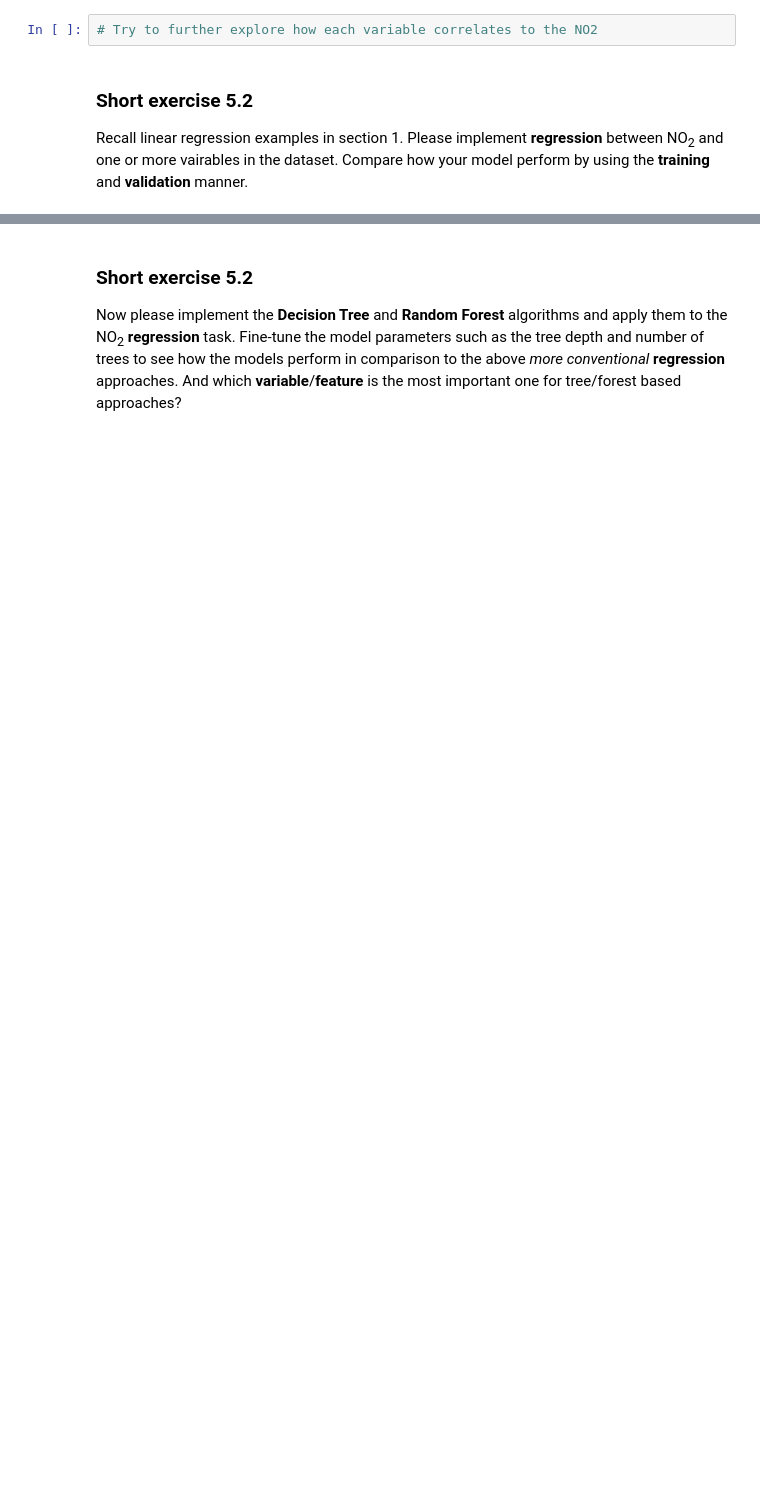
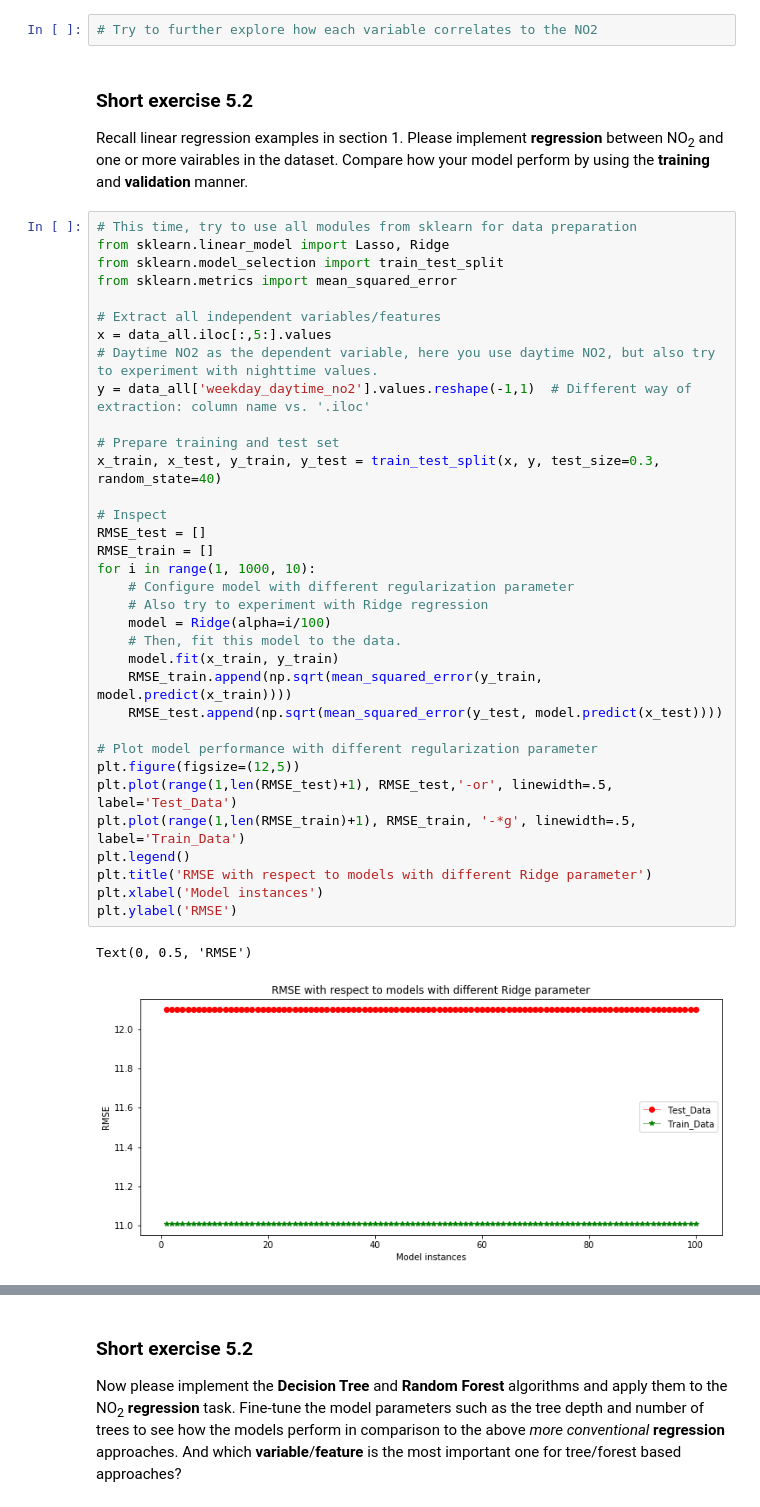
Before and after one commit to jonwangio/uu_ml, a Jupyter notebook: 5_regression_airPollution.ipynb, the cells around one changed output, grey strips where cells are left out. Cells and saved outputs as stored; diff of their text form; blank space fills up the shorter version.

```diff
--- a/5_regression_airPollution.ipynb
+++ b/5_regression_airPollution.ipynb
@@ -167,3 +174,40 @@ plt.plot(x_all, no2_predict, '--g', linewidth=.5)
 ### Short exercise 5.2
 
 Recall linear regression examples in section 1. Please implement **regression** between NO<sub>2</sub> and one or more vairables in the dataset. Compare how your model perform by using the **training** and **validation** manner.
+# %%
+# This time, try to use all modules from sklearn for data preparation
+from sklearn.linear_model import Lasso, Ridge
+from sklearn.model_selection import train_test_split
+from sklearn.metrics import mean_squared_error
+
+# Extract all independent variables/features
+x = data_all.iloc[:,5:].values
+# Daytime NO2 as the dependent variable, here you use daytime NO2, but also try to experiment with nighttime values.
+y = data_all['weekday_daytime_no2'].values.reshape(-1,1)  # Different way of extraction: column name vs. '.iloc'
+
+# Prepare training and test set
+x_train, x_test, y_train, y_test = train_test_split(x, y, test_size=0.3, random_state=40)
+
+# Inspect
+RMSE_test = []
+RMSE_train = []
+for i in range(1, 1000, 10):
+    # Configure model with different regularization parameter
+    # Also try to experiment with Ridge regression
+    model = Ridge(alpha=i/100)
+    # Then, fit this model to the data.
+    model.fit(x_train, y_train)
+    RMSE_train.append(np.sqrt(mean_squared_error(y_train, model.predict(x_train))))
+    RMSE_test.append(np.sqrt(mean_squared_error(y_test, model.predict(x_test))))
+
+# Plot model performance with different regularization parameter
+plt.figure(figsize=(12,5))
+plt.plot(range(1,len(RMSE_test)+1), RMSE_test,'-or', linewidth=.5, label='Test_Data')
+plt.plot(range(1,len(RMSE_train)+1), RMSE_train, '-*g', linewidth=.5, label='Train_Data')
+plt.legend()
+plt.title('RMSE with respect to models with different Ridge parameter')
+plt.xlabel('Model instances')
+plt.ylabel('RMSE')
+# %% [output]
+Text(0, 0.5, 'RMSE')
+[figure, added]
```
Also changed, not shown: parts of 14 cells of this notebook.
